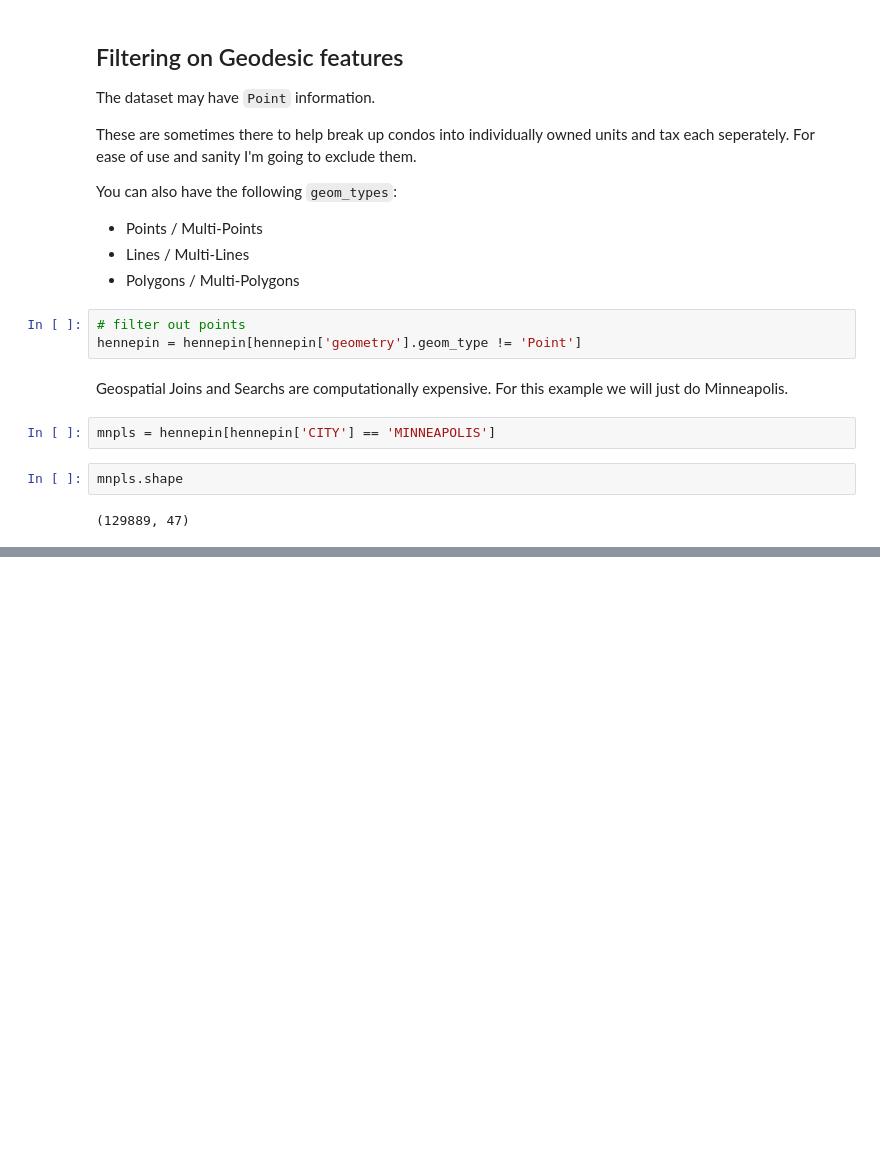
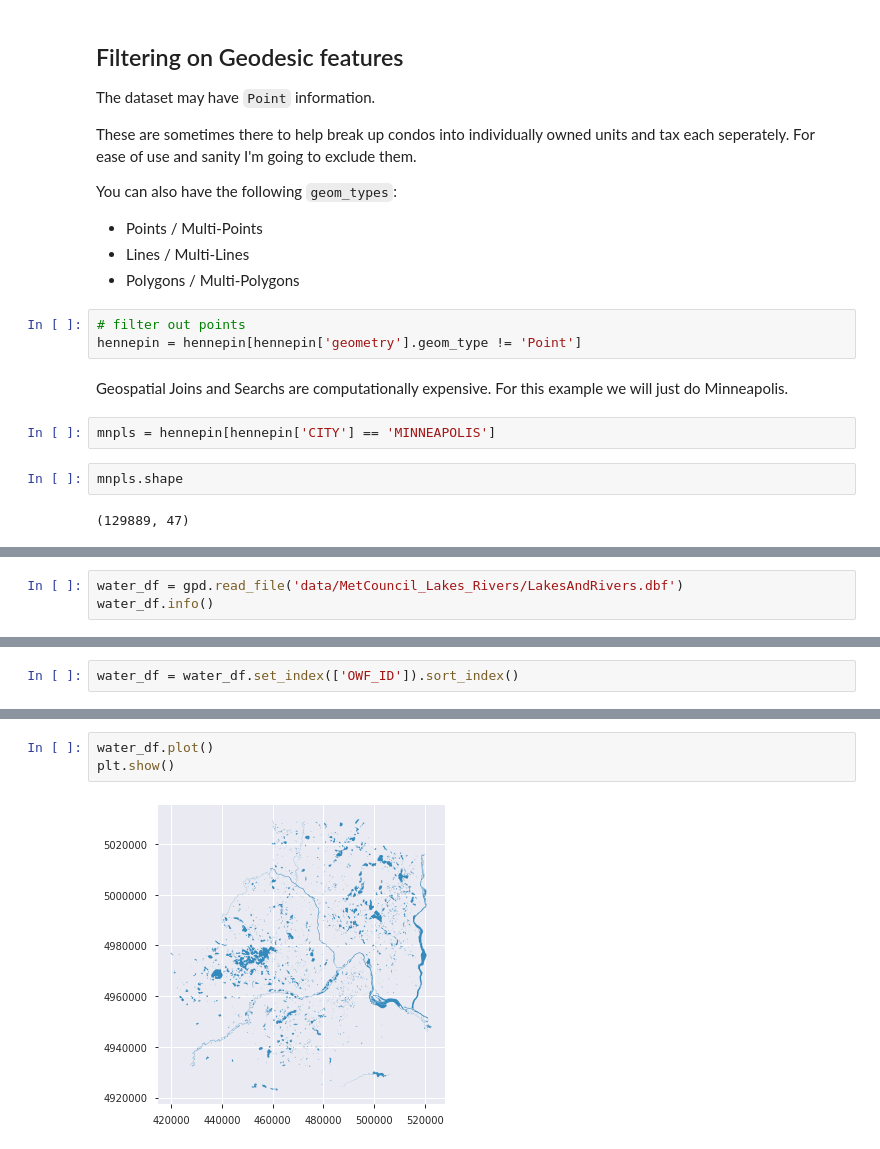
Before and after one commit to prabodhw96/Geospatial-Analysis, a Jupyter notebook: Geospatial Analysis.ipynb, the cells around one changed output, grey strips where cells are left out. Saved outputs shown, nothing was run; the diff lists cells and outputs as text; blank space fills up the shorter version.

```diff
--- a/Geospatial Analysis.ipynb
+++ b/Geospatial Analysis.ipynb
@@ -177,0 +182,3 @@ mnpls.shape
+# %%
+water_df = gpd.read_file('data/MetCouncil_Lakes_Rivers/LakesAndRivers.dbf')
+water_df.info()
@@ -177,0 +199,2 @@ mnpls.shape
+# %%
+water_df = water_df.set_index(['OWF_ID']).sort_index()
@@ -177,0 +211,5 @@ mnpls.shape
+# %%
+water_df.plot()
+plt.show()
+# %% [output]
+[figure, added]
```
Also changed, not shown: parts of 15 cells of this notebook.
